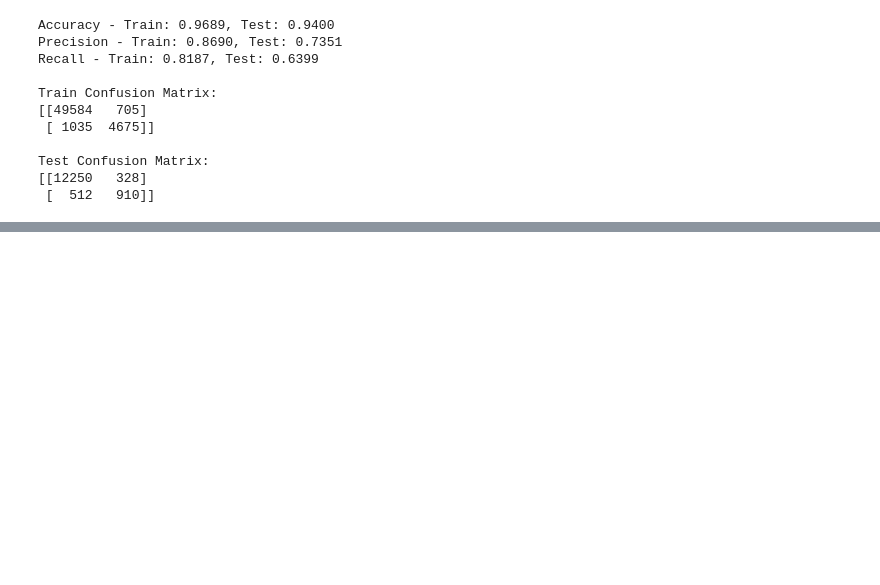
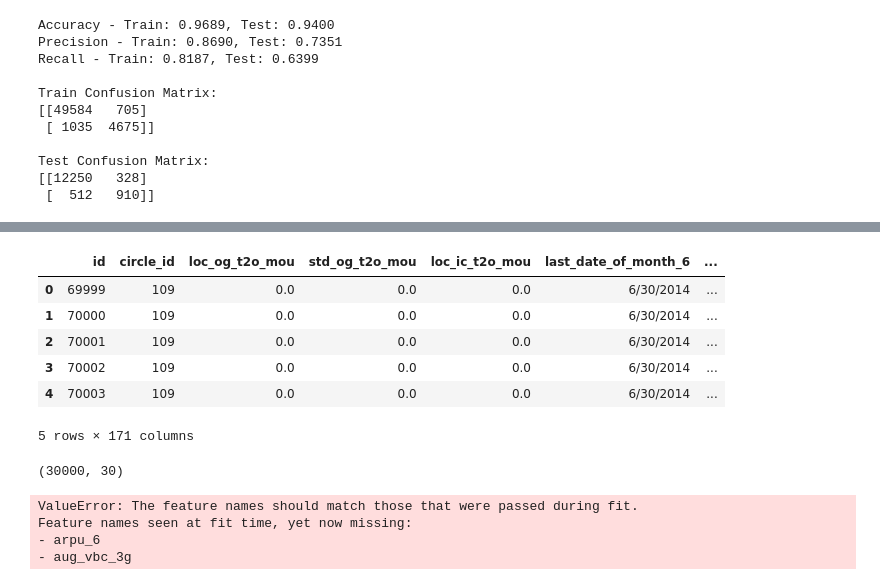
Before and after one commit to kamit1983/AIML, a Jupyter notebook: case_study/Telecom_churn_case_study_kamar_20250210.ipynb, the cells around one changed output, grey strips where cells are left out. Drawn from its saved outputs; the diff is of its cells as text; code cells hidden in the pictures; blank space fills up the shorter version.

```diff
--- a/case_study/Telecom_churn_case_study_kamar_20250210.ipynb
+++ b/case_study/Telecom_churn_case_study_kamar_20250210.ipynb
@@ -715,0 +728,29 @@ Test Confusion Matrix:
+# %%
+unseen.head()
+# %% [output]
+|  | id | circle_id | loc_og_t2o_mou | std_og_t2o_mou | loc_ic_t2o_mou | last_date_of_month_6 | ... |
+| 0 | 69999 | 109 | 0.0 | 0.0 | 0.0 | 6/30/2014 | ... |
+| 1 | 70000 | 109 | 0.0 | 0.0 | 0.0 | 6/30/2014 | ... |
+| 2 | 70001 | 109 | 0.0 | 0.0 | 0.0 | 6/30/2014 | ... |
+| 3 | 70002 | 109 | 0.0 | 0.0 | 0.0 | 6/30/2014 | ... |
+| 4 | 70003 | 109 | 0.0 | 0.0 | 0.0 | 6/30/2014 | ... |
+5 rows × 171 columns
+# %%
+X_unseen = unseen[X_train_selected.columns]
+X_unseen.shape
+# %% [output]
+(30000, 30)
+# %%
+# Assume X_unseen is your new data
+X_unseen.fillna(0, inplace=True)
+X_unseen_scaled = scaler.transform(X_unseen)  # Use the same scaler
+X_unseen_pca = pca.transform(X_unseen_scaled)  # Use the same PCA transformation
+
+# Predict using XGBoost
+y_unseen_pred = xgb_model.predict(X_unseen_pca)
+y_unseen_pred.shape
+# %% [output]
+ValueError: The feature names should match those that were passed during fit.
+Feature names seen at fit time, yet now missing:
+- arpu_6
+- aug_vbc_3g
```
Also changed, not shown: parts of 6 cells of this notebook.
